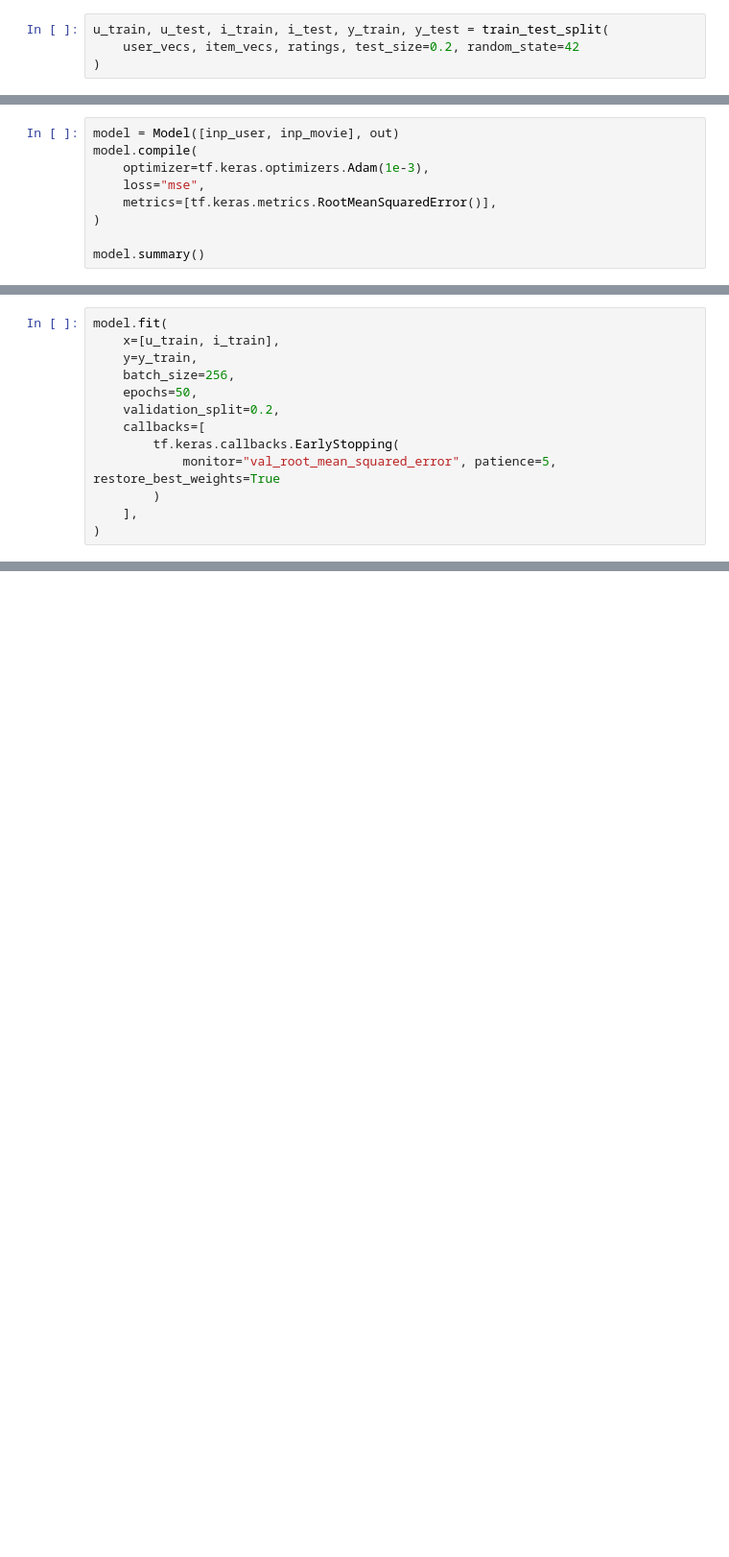
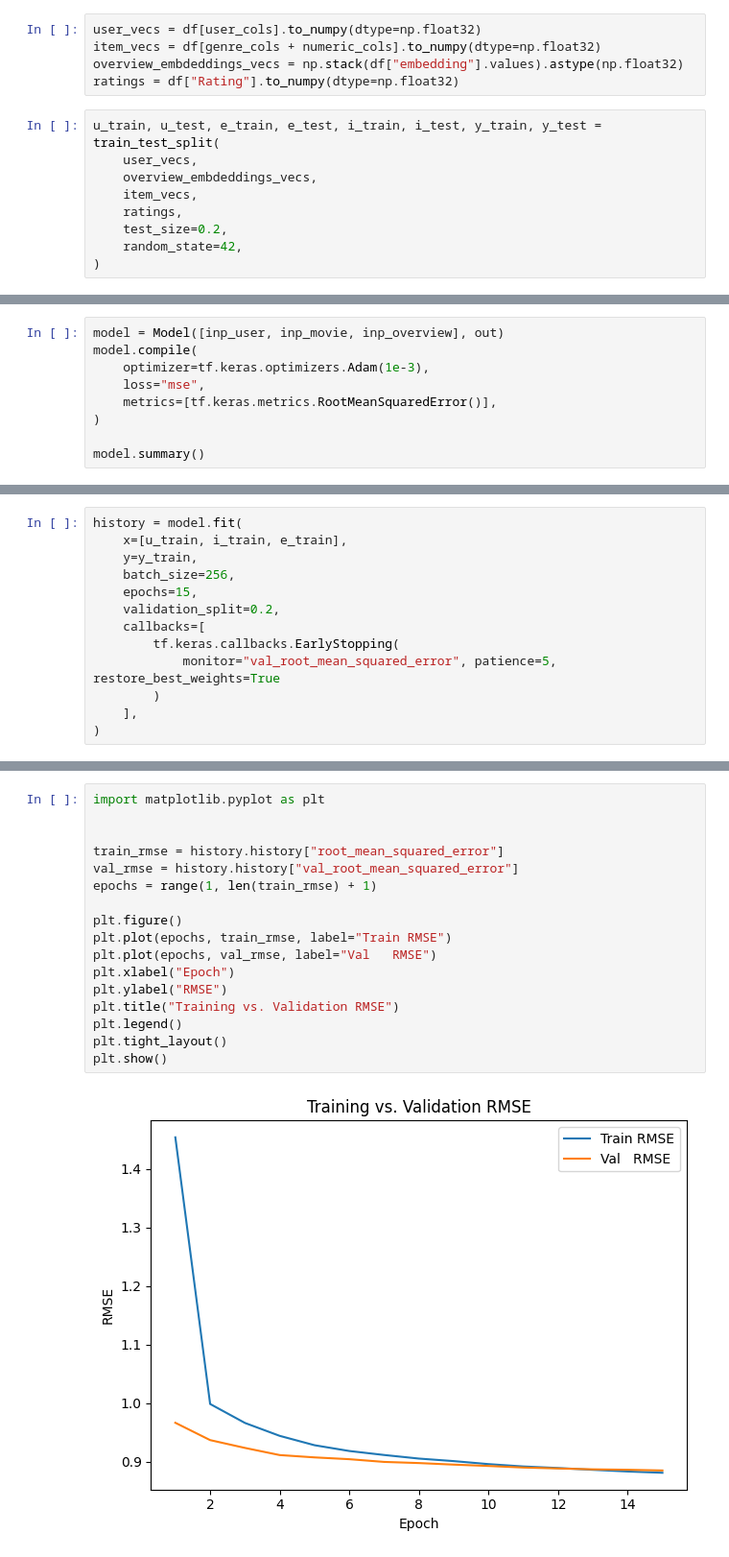
Before and after one commit to StefanVodilovski/movie-recommendation-system, a Jupyter notebook: model_training/MLP-neual_net_with_movie_overview-embedings.ipynb, the cells around one changed output, grey strips where cells are left out. Shown at 96% size. Cells and saved outputs as stored; diff of their text form; blank space fills up the shorter version.

Commit message:
traned and saved multiple models with/ without overview

```diff
--- a/model_training/MLP-neual_net_with_movie_overview-embedings.ipynb
+++ b/model_training/MLP-neual_net_with_movie_overview-embedings.ipynb
@@ -54,6 +73,16 @@ ratings = df["Rating"].to_numpy(dtype=np.float32)
+# %%
+user_vecs = df[user_cols].to_numpy(dtype=np.float32)
+item_vecs = df[genre_cols + numeric_cols].to_numpy(dtype=np.float32)
+overview_embdeddings_vecs = np.stack(df["embedding"].values).astype(np.float32)
+ratings = df["Rating"].to_numpy(dtype=np.float32)
 # %%
-u_train, u_test, i_train, i_test, y_train, y_test = train_test_split(
-    user_vecs, item_vecs, ratings, test_size=0.2, random_state=42
+u_train, u_test, e_train, e_test, i_train, i_test, y_train, y_test = train_test_split(
+    user_vecs,
+    overview_embdeddings_vecs,
+    item_vecs,
+    ratings,
+    test_size=0.2,
+    random_state=42,
 )
 # %%
 n_users = df.UserID.max() + 1  # replace with: df.UserID.max()+1
@@ -88,6 +138,6 @@ x = Dropout(0.2)(x)
 out = Dense(1, name="rating")(x)  # linear activation for regression
 # %%
-model = Model([inp_user, inp_movie], out)
+model = Model([inp_user, inp_movie, inp_overview], out)
 model.compile(
     optimizer=tf.keras.optimizers.Adam(1e-3),
     loss="mse",
@@ -120,9 +170,9 @@ Model: "functional"
 # %%
-model.fit(
-    x=[u_train, i_train],
+history = model.fit(
+    x=[u_train, i_train, e_train],
     y=y_train,
     batch_size=256,
-    epochs=50,
+    epochs=15,
     validation_split=0.2,
     callbacks=[
         tf.keras.callbacks.EarlyStopping(
@@ -135,0 +201,19 @@ ValueError: Input 1 of layer "functional" is incompatible with the layer: expect
+# %%
+import matplotlib.pyplot as plt
+
+
+train_rmse = history.history["root_mean_squared_error"]
+val_rmse = history.history["val_root_mean_squared_error"]
+epochs = range(1, len(train_rmse) + 1)
+
+plt.figure()
+plt.plot(epochs, train_rmse, label="Train RMSE")
+plt.plot(epochs, val_rmse, label="Val   RMSE")
+plt.xlabel("Epoch")
+plt.ylabel("RMSE")
+plt.title("Training vs. Validation RMSE")
+plt.legend()
+plt.tight_layout()
+plt.show()
+# %% [output]
+[figure, added]
```
Also changed, not shown: parts of 15 cells of this notebook, 9 other files.
